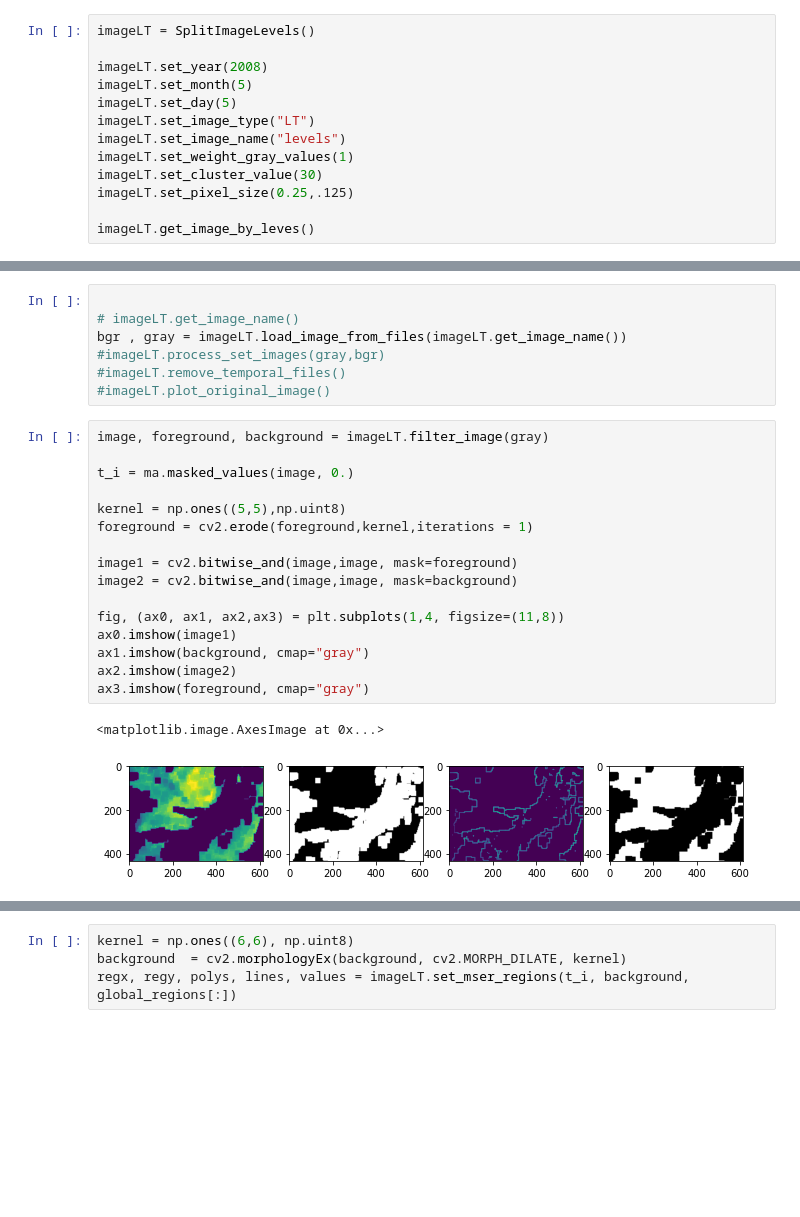
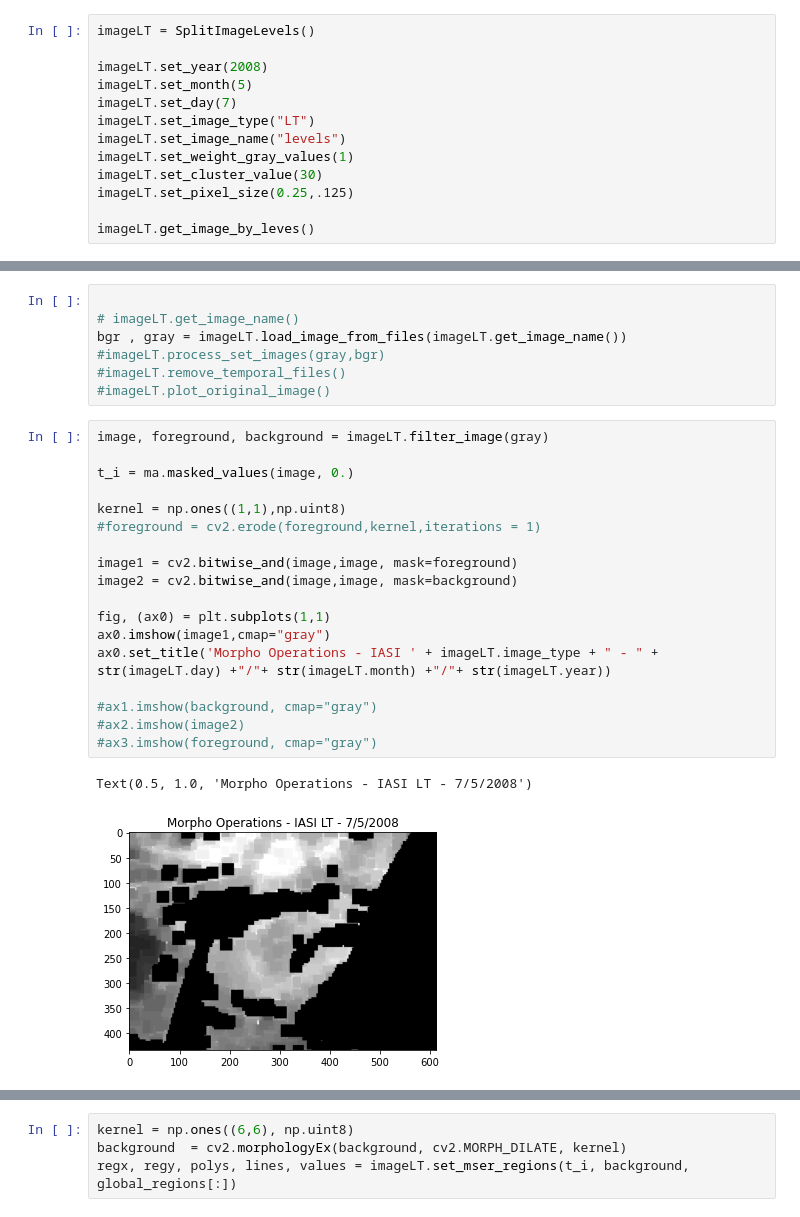
Before and after one commit to kmiloarguello/ozone-pollution, a Jupyter notebook: main.ipynb, the cells around one changed output, grey strips where cells are left out. Saved outputs shown, nothing was run; the diff lists cells and outputs as text; blank space fills up the shorter version.

```diff
--- a/main.ipynb
+++ b/main.ipynb
@@ -1011,7 +1020,7 @@ imageLT = SplitImageLevels()
 
 imageLT.set_year(2008)
 imageLT.set_month(5)
-imageLT.set_day(5)
+imageLT.set_day(7)
 imageLT.set_image_type("LT")
 imageLT.set_image_name("levels")
 imageLT.set_weight_gray_values(1)
@@ -1036,20 +1045,22 @@ bgr , gray = imageLT.load_image_from_files(imageLT.get_image_name())
 # %%
 image, foreground, background = imageLT.filter_image(gray)
 
 t_i = ma.masked_values(image, 0.)
 
-kernel = np.ones((5,5),np.uint8)
-foreground = cv2.erode(foreground,kernel,iterations = 1)
+kernel = np.ones((1,1),np.uint8)
+#foreground = cv2.erode(foreground,kernel,iterations = 1)
 
 image1 = cv2.bitwise_and(image,image, mask=foreground)
 image2 = cv2.bitwise_and(image,image, mask=background)
 
-fig, (ax0, ax1, ax2,ax3) = plt.subplots(1,4, figsize=(11,8))
-ax0.imshow(image1)
-ax1.imshow(background, cmap="gray")
-ax2.imshow(image2)
-ax3.imshow(foreground, cmap="gray")
+fig, (ax0) = plt.subplots(1,1)
+ax0.imshow(image1,cmap="gray")
+ax0.set_title('Morpho Operations - IASI ' + imageLT.image_type + " - " + str(imageLT.day) +"/"+ str(imageLT.month) +"/"+ str(imageLT.year))
+
+#ax1.imshow(background, cmap="gray")
+#ax2.imshow(image2)
+#ax3.imshow(foreground, cmap="gray")
 # %% [output]
-<matplotlib.image.AxesImage at 0x...>
+Text(0.5, 1.0, 'Morpho Operations - IASI LT - 7/5/2008')
-[figure, old version]
+[figure, new version]
 # %%
```
Also changed, not shown: parts of 22 cells of this notebook.
